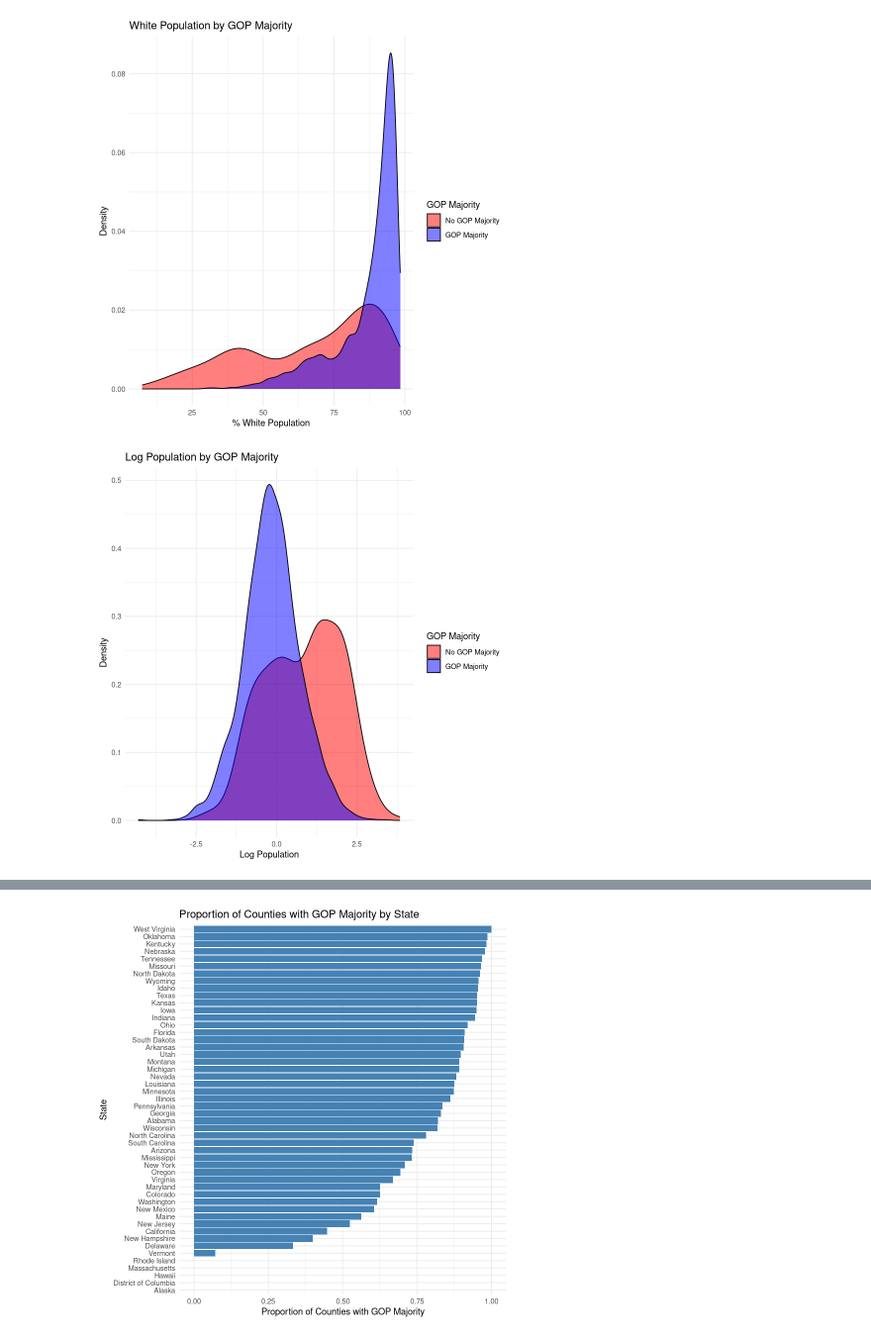
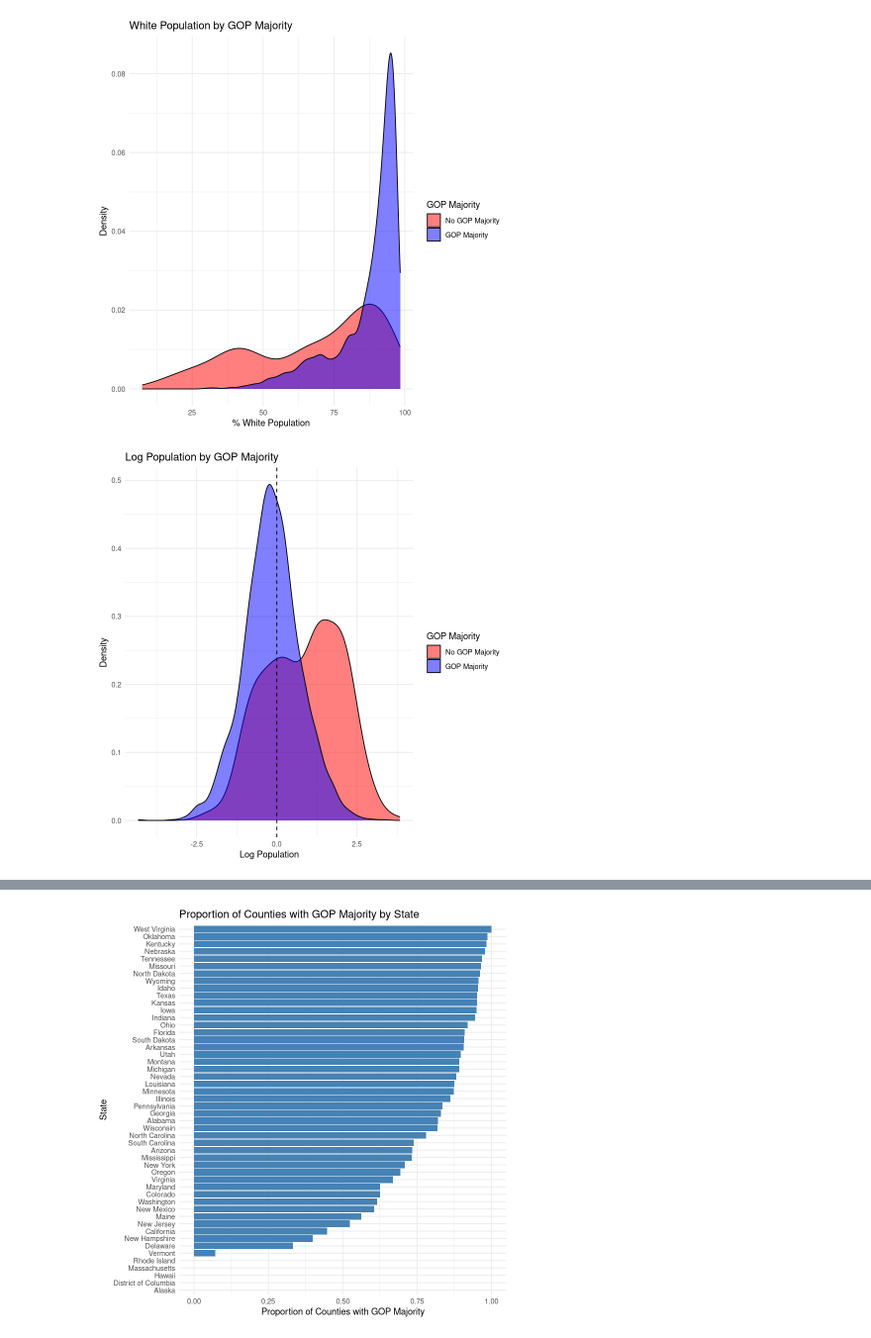
Before and after one commit to Harinath-B/CS7DS3---Applied-Statistical-Modelling, a Jupyter notebook: Final/final.ipynb, the cells around one changed output, grey strips where cells are left out. Shown at 99% size. Cells and saved outputs as stored; diff of their text form; code cells hidden in the pictures.

```diff
--- a/Final/final.ipynb
+++ b/Final/final.ipynb
@@ -24,7 +24,7 @@ usvotes <- usvotes %>%
     majority_gop = if_else(per_gop > 50, 1, 0),
     scaled_depression = scale(crude_prevalence_estimate),
     scaled_race = scale(race),
-    log_tot_pop = log(tot_pop + 1),
+    log_tot_pop = log(tot_pop),
     scaled_log_pop = as.numeric(scale(log_tot_pop)),
     state = as.factor(stname)
   ) %>%
@@ -63,10 +63,11 @@ ggplot(usvotes, aes(x = race, fill = factor(majority_gop))) +
 # %%
 # Density plot: Log population by GOP majority (using log(tot_pop))
 ggplot(usvotes, aes(x = scaled_log_pop, fill = factor(majority_gop))) +
   geom_density(alpha = 0.5) +
+  geom_vline(xintercept = 0, linetype = "dashed") +
   scale_fill_manual(values = c("0" = "red", "1" = "blue"),
                     labels = c("No GOP Majority", "GOP Majority")) +
   labs(title = "Log Population by GOP Majority", x = "Log Population", y = "Density", fill = "GOP Majority") +
   theme_minimal()
 # %% [output]
-[figure, old version]
+[figure, new version]
```
Also changed, not shown: parts of 8 cells of this notebook.
